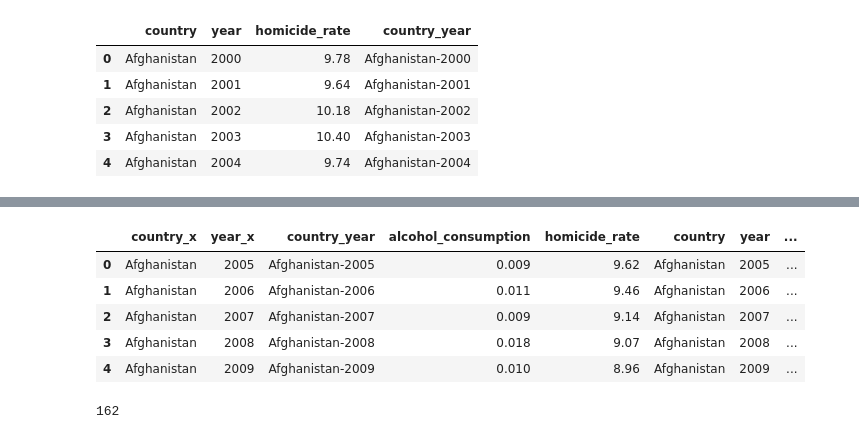
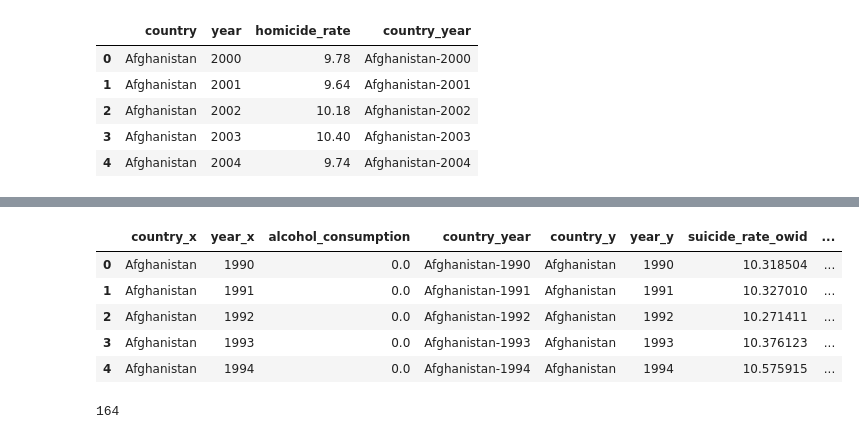
Before and after one commit to anajuarezar/Suicide-Analysis, a Jupyter notebook: data/OWID_WB_clean_dbs.ipynb, the cells around one changed output, grey strips where cells are left out. Cells and saved outputs as stored; diff of their text form; code cells hidden in the pictures.

Commit message:
correct databases with country names

```diff
--- a/data/OWID_WB_clean_dbs.ipynb
+++ b/data/OWID_WB_clean_dbs.ipynb
@@ -196,17 +181,17 @@ three_df.head()
 # %%
-df_join_total =  pd.merge(three_df,db_complete, on='country_year', how='inner')
+df_join_total =  pd.merge(alcohol_df,db_complete, on='country_year', how='inner')
 df_join_total.head()
 # %% [output]
-|  | country_x | year_x | country_year | alcohol_consumption | homicide_rate | country | year | ... |
-| 0 | Afghanistan | 2005 | Afghanistan-2005 | 0.009 | 9.62 | Afghanistan | 2005 | ... |
-| 1 | Afghanistan | 2006 | Afghanistan-2006 | 0.011 | 9.46 | Afghanistan | 2006 | ... |
-| 2 | Afghanistan | 2007 | Afghanistan-2007 | 0.009 | 9.14 | Afghanistan | 2007 | ... |
-| 3 | Afghanistan | 2008 | Afghanistan-2008 | 0.018 | 9.07 | Afghanistan | 2008 | ... |
-| 4 | Afghanistan | 2009 | Afghanistan-2009 | 0.010 | 8.96 | Afghanistan | 2009 | ... |
+|  | country_x | year_x | alcohol_consumption | country_year | country_y | year_y | suicide_rate_owid | ... |
+| 0 | Afghanistan | 1990 | 0.0 | Afghanistan-1990 | Afghanistan | 1990 | 10.318504 | ... |
+| 1 | Afghanistan | 1991 | 0.0 | Afghanistan-1991 | Afghanistan | 1991 | 10.327010 | ... |
+| 2 | Afghanistan | 1992 | 0.0 | Afghanistan-1992 | Afghanistan | 1992 | 10.271411 | ... |
+| 3 | Afghanistan | 1993 | 0.0 | Afghanistan-1993 | Afghanistan | 1993 | 10.376123 | ... |
+| 4 | Afghanistan | 1994 | 0.0 | Afghanistan-1994 | Afghanistan | 1994 | 10.575915 | ... |
 # %%
 df_join_total["country_x"].nunique()
 # %% [output]
-162
+164
 # %%
 final = df_join_total[["country_x",
                 "year_x",
```
Also changed, not shown: parts of 9 cells of this notebook, 3 other files.
